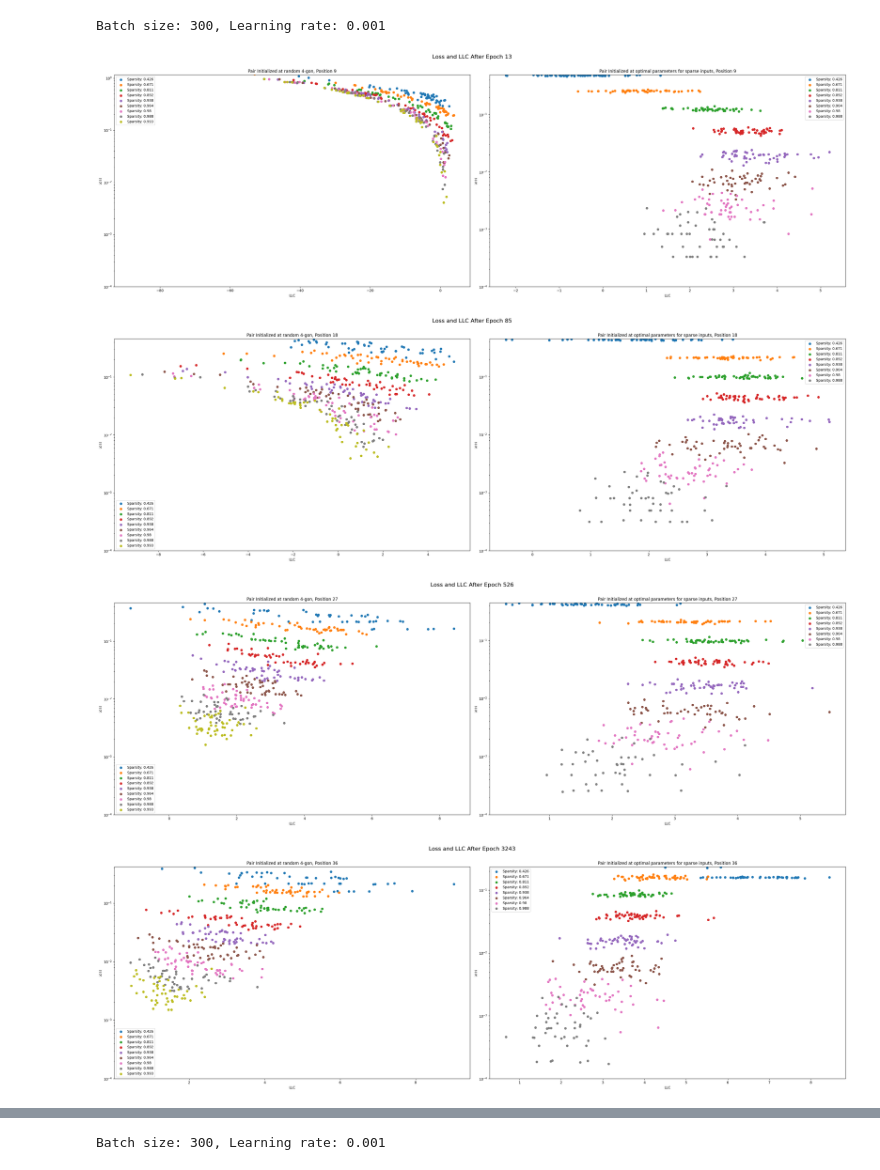
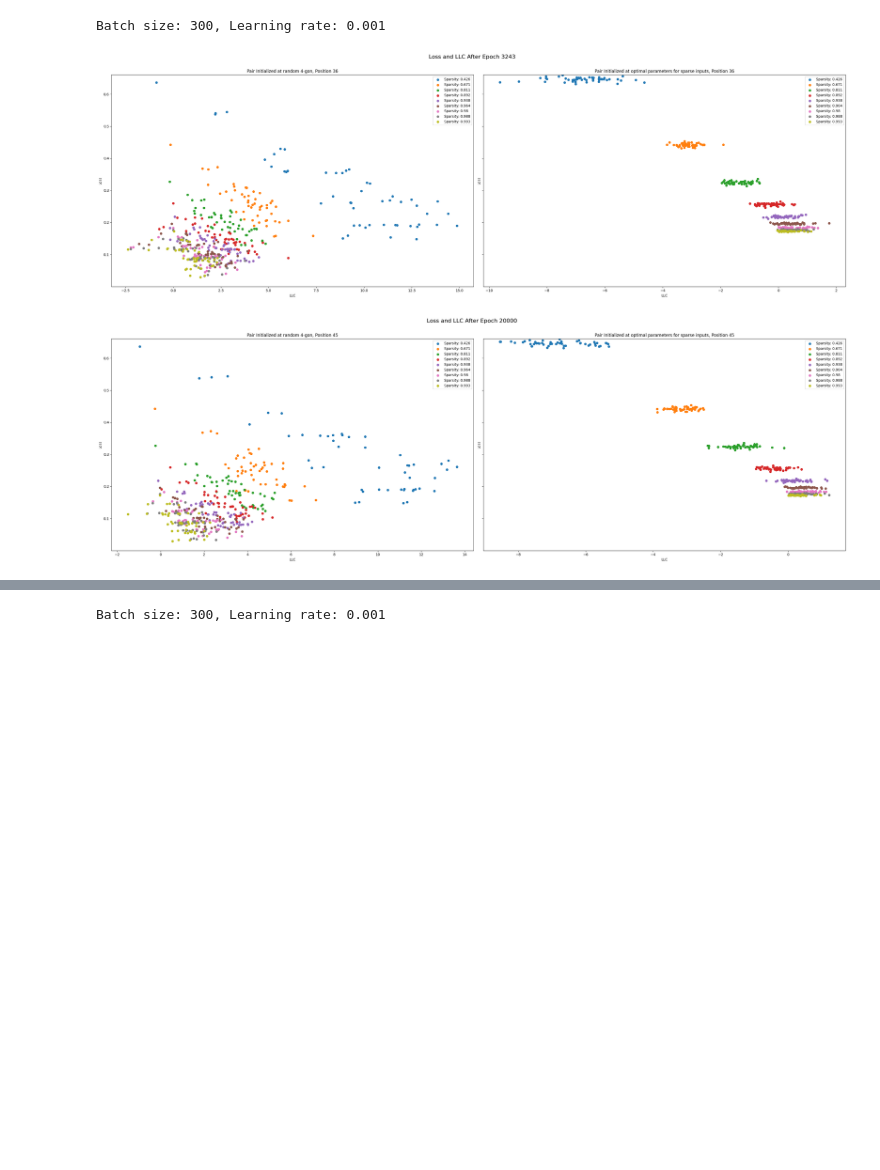
Before and after one commit to anogassis/tms-sparsity, a Jupyter notebook: notebooks/visualize_experiments.ipynb, the cells around one changed output, grey strips where cells are left out. Saved outputs shown, nothing was run; the diff lists cells and outputs as text; code cells hidden in the pictures; blank space fills up the shorter version.

```diff
--- a/notebooks/visualize_experiments.ipynb
+++ b/notebooks/visualize_experiments.ipynb
@@ -18,16 +18,16 @@ from tms.models.autoencoder import ToyAutoencoder
 from tms.llc import estimate_llc, get_llc_data
 from tms.plots.kgons import plot_losses_and_polygons
 # %%
-version = "1.9.0"
+version = "1.13.0"
 data_path = "../data"
-results_1_9 = load_results(data_path, version)
+results_1_13 = load_results(data_path, version)
 
 # llc_estimates = estimate_llc(results, version)
-llc_estimates_1_9 = get_llc_data(results_1_9, version, data_path)
+llc_estimates_1_13 = get_llc_data(results_1_13, version, data_path)
 # %%
-version = "1.7.0"
+version = "1.14.0"
 data_path = "../data"
-results_1_7 = load_results(data_path, version)
+results_1_14 = load_results(data_path, version)
 
 # llc_estimates = estimate_llc(results, version)
-llc_estimates_1_7 = get_llc_data(results_1_7, version, data_path)
+llc_estimates_1_14 = get_llc_data(results_1_14, version, data_path)
@@ -58,5 +34,5 @@ array([  0,   0,   0, ..., 449, 449, 449])
 # %%
-def compare_dataframes_and_results(df_results_pairs, positions = [9, 18, 27, 36, -1], hyperparam_combos = [(300, 0.001)], x_scale="linear", y_scale="linear", sharey=False, sharex=False, ymin=1e-4):
+def compare_dataframes_and_results(df_results_pairs, positions = [9, 18, 27, 36, 45], hyperparam_combos = [(300, 0.001)], x_scale="linear", y_scale="linear", sharey=False, sharex=False, ymin=1e-4):
     warnings.simplefilter(action='ignore', category=UserWarning)  # Probably unwise
 
     for batch_size, learning_rate in hyperparam_combos:
@@ -149,8 +102,6 @@ high_sparsity2 = llc_estimates2[llc_estimates2['index'] >= 400]
 # %%
-compare_dataframes_and_results([(llc_estimates, results), (llc_estimates2, results2)], positions=[9, 18, 27, 36], hyperparam_combos=[(300, 0.001)], y_scale="log")
+compare_dataframes_and_results([(llc_estimates_1_13, results_1_13), (llc_estimates_1_14, results_1_14)], positions=[36,45], hyperparam_combos=[(300, 0.001)], y_scale="linear", sharey=True)
 # %% [output]
 Batch size: 300, Learning rate: 0.001
-[figure, old version]
+[figure, new version]
-[figure, old version]
+[figure, new version]
-[figure, removed]
-[figure, removed]
```
Also changed, not shown: parts of 27 cells of this notebook, 2 other files.
